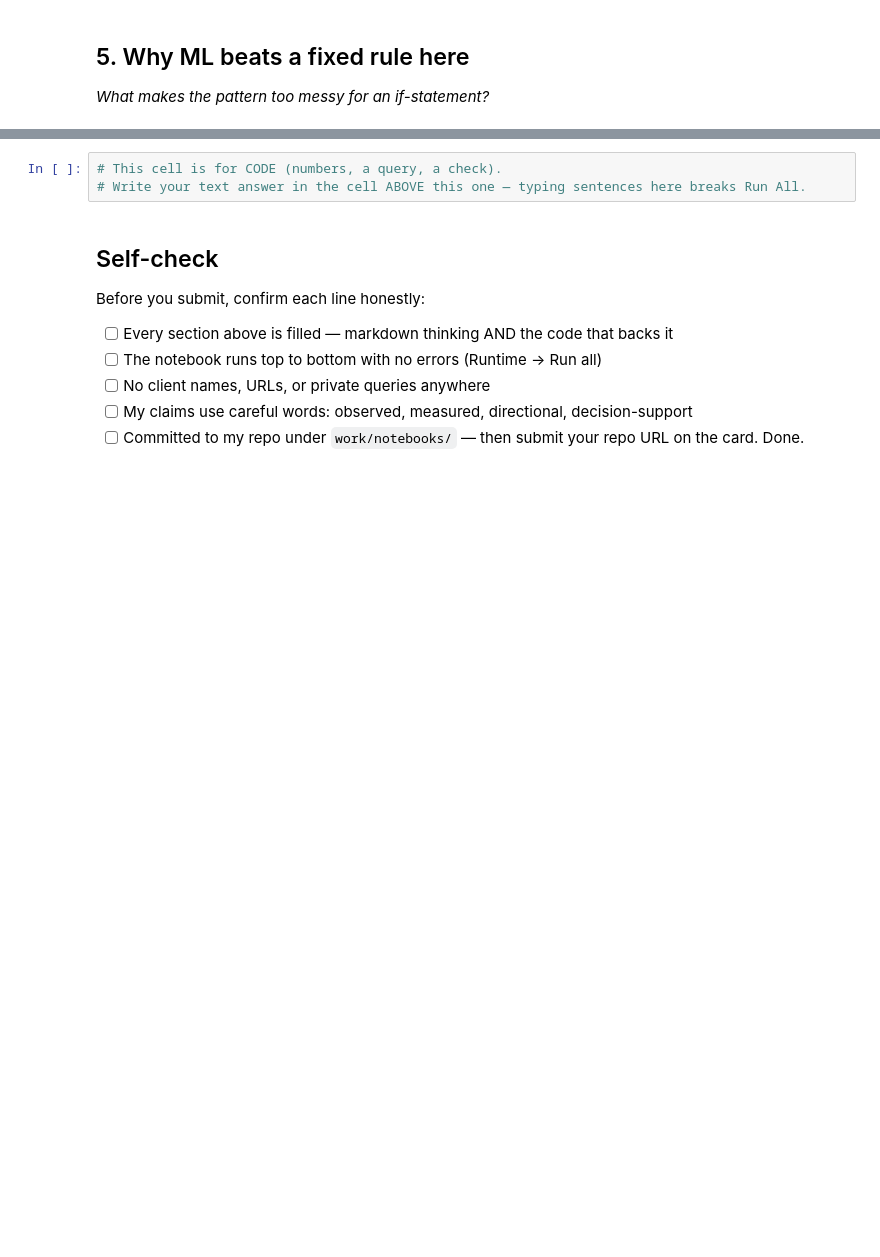
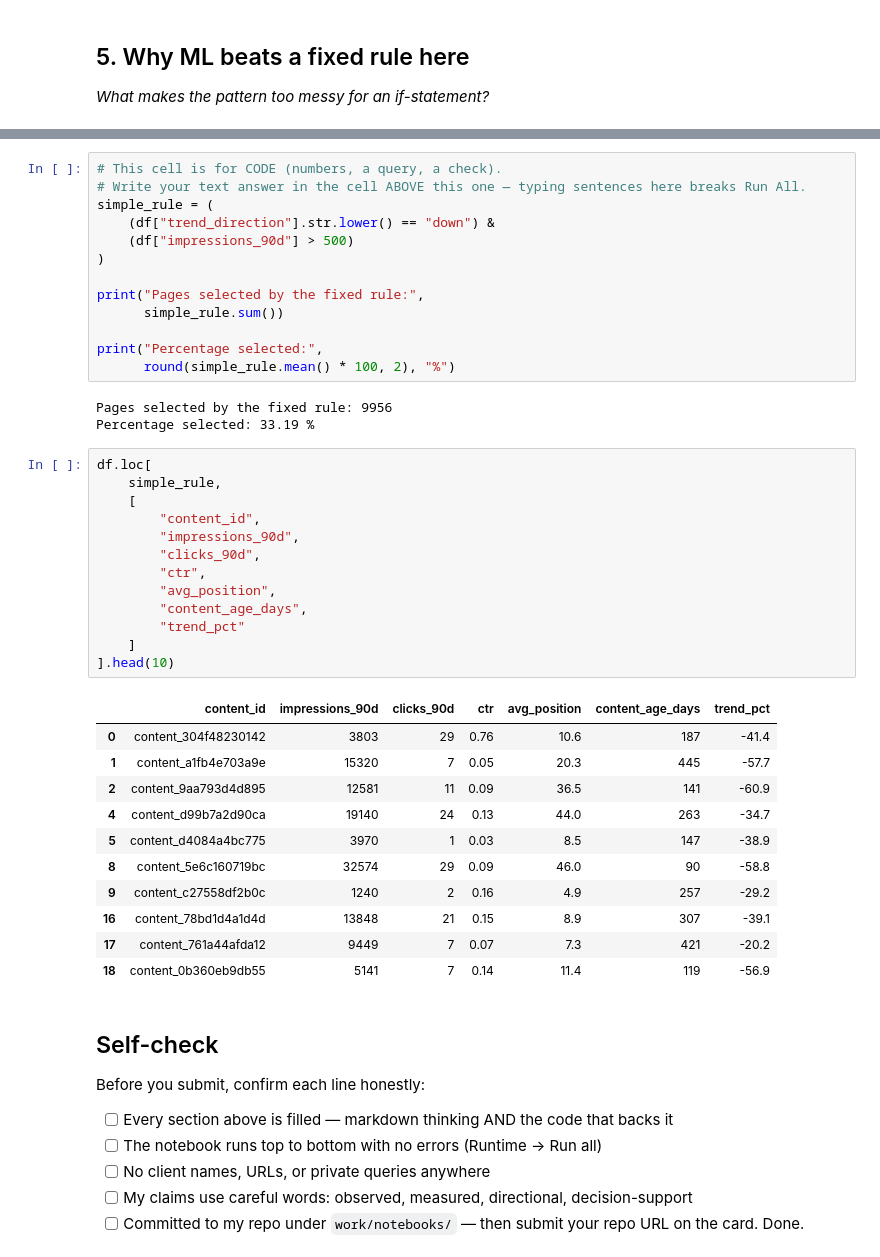
Before and after one commit to jawad-ahmed-developer/flyRank_Internship_Tasks, a Jupyter notebook: work/notebooks/w02_ml_task_framing.ipynb, the cells around one changed output, grey strips where cells are left out. Cells and saved outputs as stored; diff of their text form; blank space fills up the shorter version.

```diff
--- a/work/notebooks/w02_ml_task_framing.ipynb
+++ b/work/notebooks/w02_ml_task_framing.ipynb
@@ -143,6 +179,44 @@ df[
 # %%
 # This cell is for CODE (numbers, a query, a check).
 # Write your text answer in the cell ABOVE this one — typing sentences here breaks Run All.
+simple_rule = (
+    (df["trend_direction"].str.lower() == "down") &
+    (df["impressions_90d"] > 500)
+)
+
+print("Pages selected by the fixed rule:",
+      simple_rule.sum())
+
+print("Percentage selected:",
+      round(simple_rule.mean() * 100, 2), "%")
+# %% [output]
+Pages selected by the fixed rule: 9956
+Percentage selected: 33.19 %
+# %%
+df.loc[
+    simple_rule,
+    [
+        "content_id",
+        "impressions_90d",
+        "clicks_90d",
+        "ctr",
+        "avg_position",
+        "content_age_days",
+        "trend_pct"
+    ]
+].head(10)
+# %% [output]
+|  | content_id | impressions_90d | clicks_90d | ctr | avg_position | content_age_days | trend_pct |
+| 0 | content_304f48230142 | 3803 | 29 | 0.76 | 10.6 | 187 | -41.4 |
+| 1 | content_a1fb4e703a9e | 15320 | 7 | 0.05 | 20.3 | 445 | -57.7 |
+| 2 | content_9aa793d4d895 | 12581 | 11 | 0.09 | 36.5 | 141 | -60.9 |
+| 4 | content_d99b7a2d90ca | 19140 | 24 | 0.13 | 44.0 | 263 | -34.7 |
+| 5 | content_d4084a4bc775 | 3970 | 1 | 0.03 | 8.5 | 147 | -38.9 |
+| 8 | content_5e6c160719bc | 32574 | 29 | 0.09 | 46.0 | 90 | -58.8 |
+| 9 | content_c27558df2b0c | 1240 | 2 | 0.16 | 4.9 | 257 | -29.2 |
+| 16 | content_78bd1d4a1d4d | 13848 | 21 | 0.15 | 8.9 | 307 | -39.1 |
+| 17 | content_761a44afda12 | 9449 | 7 | 0.07 | 7.3 | 421 | -20.2 |
+| 18 | content_0b360eb9db55 | 5141 | 7 | 0.14 | 11.4 | 119 | -56.9 |
 # %% [markdown]
 ## Self-check
 
```
Also changed, not shown: parts of 7 cells of this notebook.
